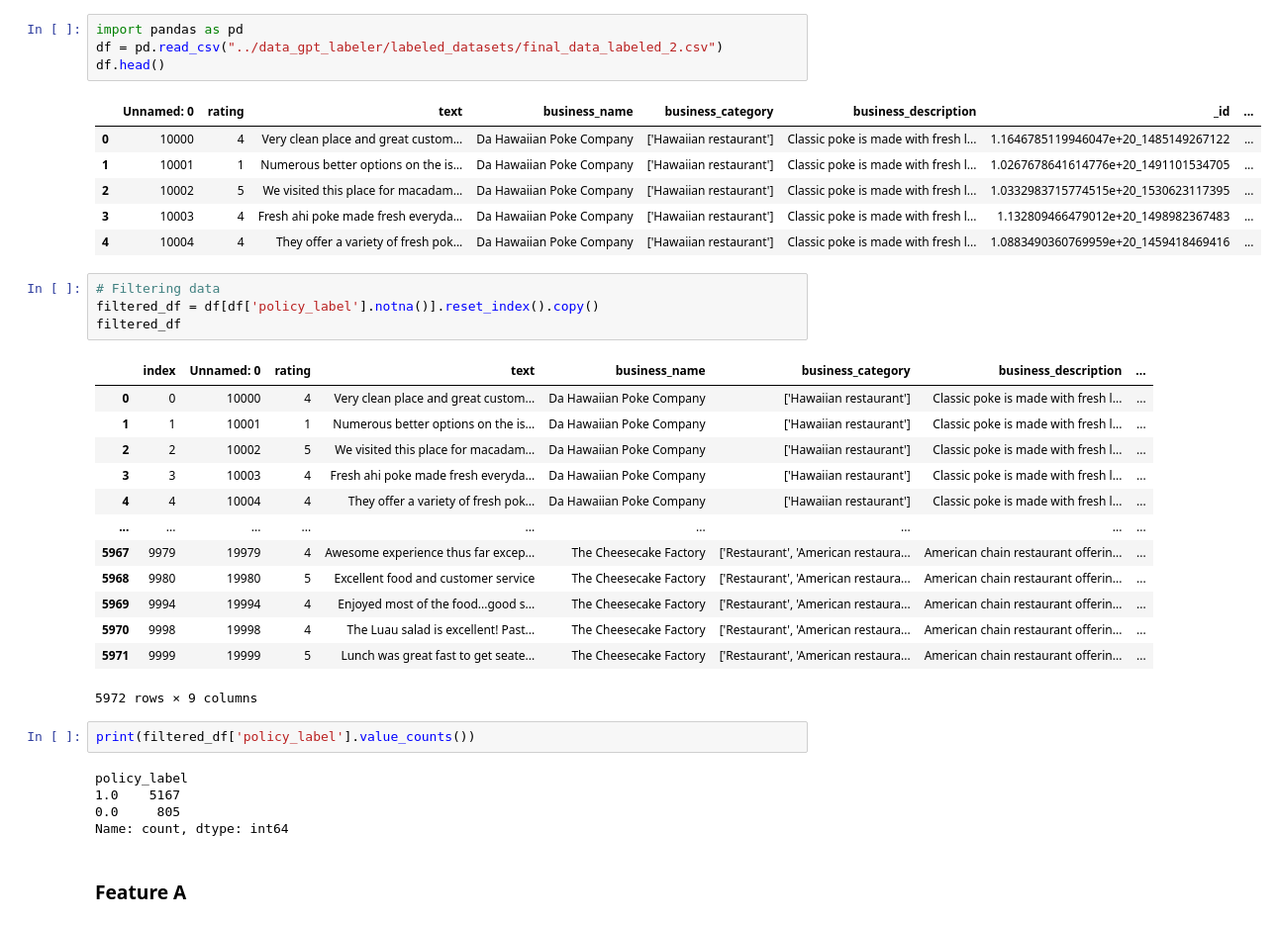
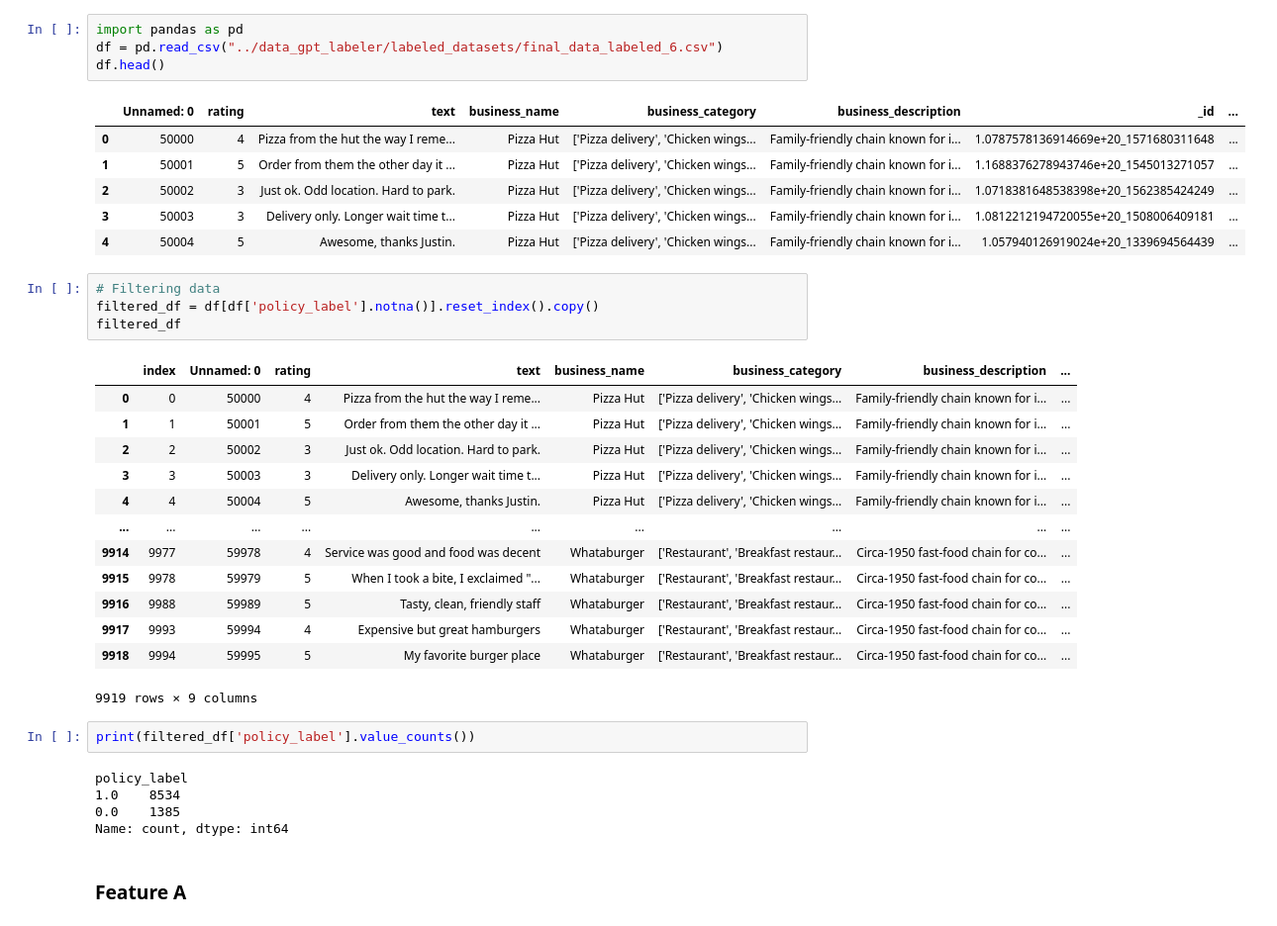
Before and after one commit to codebyhyuk/TikTok-TechJam-2025, a Jupyter notebook: feature_engineering_model/data_feature_extraction.ipynb, the cells around one changed output. Shown at 99% size. Drawn from its saved outputs; the diff is of its cells as text.

```diff
--- a/feature_engineering_model/data_feature_extraction.ipynb
+++ b/feature_engineering_model/data_feature_extraction.ipynb
@@ -1,38 +1,38 @@
 # %%
 import pandas as pd
-df = pd.read_csv("../data_gpt_labeler/labeled_datasets/final_data_labeled_2.csv")
+df = pd.read_csv("../data_gpt_labeler/labeled_datasets/final_data_labeled_6.csv")
 df.head()
 # %% [output]
 |  | Unnamed: 0 | rating | text | business_name | business_category | business_description | _id | ... |
-| 0 | 10000 | 4 | Very clean place and great custom... | Da Hawaiian Poke Company | ['Hawaiian restaurant'] | Classic poke is made with fresh l... | 1.1646785119946047e+20_1485149267122 | ... |
-| 1 | 10001 | 1 | Numerous better options on the is... | Da Hawaiian Poke Company | ['Hawaiian restaurant'] | Classic poke is made with fresh l... | 1.0267678641614776e+20_1491101534705 | ... |
-| 2 | 10002 | 5 | We visited this place for macadam... | Da Hawaiian Poke Company | ['Hawaiian restaurant'] | Classic poke is made with fresh l... | 1.0332983715774515e+20_1530623117395 | ... |
-| 3 | 10003 | 4 | Fresh ahi poke made fresh everyda... | Da Hawaiian Poke Company | ['Hawaiian restaurant'] | Classic poke is made with fresh l... | 1.132809466479012e+20_1498982367483 | ... |
-| 4 | 10004 | 4 | They offer a variety of fresh pok... | Da Hawaiian Poke Company | ['Hawaiian restaurant'] | Classic poke is made with fresh l... | 1.0883490360769959e+20_1459418469416 | ... |
+| 0 | 50000 | 4 | Pizza from the hut the way I reme... | Pizza Hut | ['Pizza delivery', 'Chicken wings... | Family-friendly chain known for i... | 1.0787578136914669e+20_1571680311648 | ... |
+| 1 | 50001 | 5 | Order from them the other day it ... | Pizza Hut | ['Pizza delivery', 'Chicken wings... | Family-friendly chain known for i... | 1.1688376278943746e+20_1545013271057 | ... |
+| 2 | 50002 | 3 | Just ok. Odd location. Hard to park. | Pizza Hut | ['Pizza delivery', 'Chicken wings... | Family-friendly chain known for i... | 1.0718381648538398e+20_1562385424249 | ... |
+| 3 | 50003 | 3 | Delivery only. Longer wait time t... | Pizza Hut | ['Pizza delivery', 'Chicken wings... | Family-friendly chain known for i... | 1.0812212194720055e+20_1508006409181 | ... |
+| 4 | 50004 | 5 | Awesome, thanks Justin. | Pizza Hut | ['Pizza delivery', 'Chicken wings... | Family-friendly chain known for i... | 1.057940126919024e+20_1339694564439 | ... |
 # %%
 # Filtering data
 filtered_df = df[df['policy_label'].notna()].reset_index().copy()
 filtered_df
 # %% [output]
 |  | index | Unnamed: 0 | rating | text | business_name | business_category | business_description | ... |
-| 0 | 0 | 10000 | 4 | Very clean place and great custom... | Da Hawaiian Poke Company | ['Hawaiian restaurant'] | Classic poke is made with fresh l... | ... |
-| 1 | 1 | 10001 | 1 | Numerous better options on the is... | Da Hawaiian Poke Company | ['Hawaiian restaurant'] | Classic poke is made with fresh l... | ... |
-| 2 | 2 | 10002 | 5 | We visited this place for macadam... | Da Hawaiian Poke Company | ['Hawaiian restaurant'] | Classic poke is made with fresh l... | ... |
-| 3 | 3 | 10003 | 4 | Fresh ahi poke made fresh everyda... | Da Hawaiian Poke Company | ['Hawaiian restaurant'] | Classic poke is made with fresh l... | ... |
-| 4 | 4 | 10004 | 4 | They offer a variety of fresh pok... | Da Hawaiian Poke Company | ['Hawaiian restaurant'] | Classic poke is made with fresh l... | ... |
+| 0 | 0 | 50000 | 4 | Pizza from the hut the way I reme... | Pizza Hut | ['Pizza delivery', 'Chicken wings... | Family-friendly chain known for i... | ... |
+| 1 | 1 | 50001 | 5 | Order from them the other day it ... | Pizza Hut | ['Pizza delivery', 'Chicken wings... | Family-friendly chain known for i... | ... |
+| 2 | 2 | 50002 | 3 | Just ok. Odd location. Hard to park. | Pizza Hut | ['Pizza delivery', 'Chicken wings... | Family-friendly chain known for i... | ... |
+| 3 | 3 | 50003 | 3 | Delivery only. Longer wait time t... | Pizza Hut | ['Pizza delivery', 'Chicken wings... | Family-friendly chain known for i... | ... |
+| 4 | 4 | 50004 | 5 | Awesome, thanks Justin. | Pizza Hut | ['Pizza delivery', 'Chicken wings... | Family-friendly chain known for i... | ... |
 | ... | ... | ... | ... | ... | ... | ... | ... | ... |
-| 5967 | 9979 | 19979 | 4 | Awesome experience thus far excep... | The Cheesecake Factory | ['Restaurant', 'American restaura... | American chain restaurant offerin... | ... |
-| 5968 | 9980 | 19980 | 5 | Excellent food and customer service | The Cheesecake Factory | ['Restaurant', 'American restaura... | American chain restaurant offerin... | ... |
-| 5969 | 9994 | 19994 | 4 | Enjoyed most of the food...good s... | The Cheesecake Factory | ['Restaurant', 'American restaura... | American chain restaurant offerin... | ... |
-| 5970 | 9998 | 19998 | 4 | The Luau salad is excellent! Past... | The Cheesecake Factory | ['Restaurant', 'American restaura... | American chain restaurant offerin... | ... |
-| 5971 | 9999 | 19999 | 5 | Lunch was great fast to get seate... | The Cheesecake Factory | ['Restaurant', 'American restaura... | American chain restaurant offerin... | ... |
+| 9914 | 9977 | 59978 | 4 | Service was good and food was decent | Whataburger | ['Restaurant', 'Breakfast restaur... | Circa-1950 fast-food chain for co... | ... |
+| 9915 | 9978 | 59979 | 5 | When I took a bite, I exclaimed "... | Whataburger | ['Restaurant', 'Breakfast restaur... | Circa-1950 fast-food chain for co... | ... |
+| 9916 | 9988 | 59989 | 5 | Tasty, clean, friendly staff | Whataburger | ['Restaurant', 'Breakfast restaur... | Circa-1950 fast-food chain for co... | ... |
+| 9917 | 9993 | 59994 | 4 | Expensive but great hamburgers | Whataburger | ['Restaurant', 'Breakfast restaur... | Circa-1950 fast-food chain for co... | ... |
+| 9918 | 9994 | 59995 | 5 | My favorite burger place | Whataburger | ['Restaurant', 'Breakfast restaur... | Circa-1950 fast-food chain for co... | ... |
-5972 rows × 9 columns
+9919 rows × 9 columns
 # %%
 print(filtered_df['policy_label'].value_counts())
 # %% [output]
 policy_label
-1.0    5167
-0.0     805
+1.0    8534
+0.0    1385
 Name: count, dtype: int64
 # %% [markdown]
 ### Feature A
```
Also changed, not shown: parts of 6 cells of this notebook, 3 other files.
